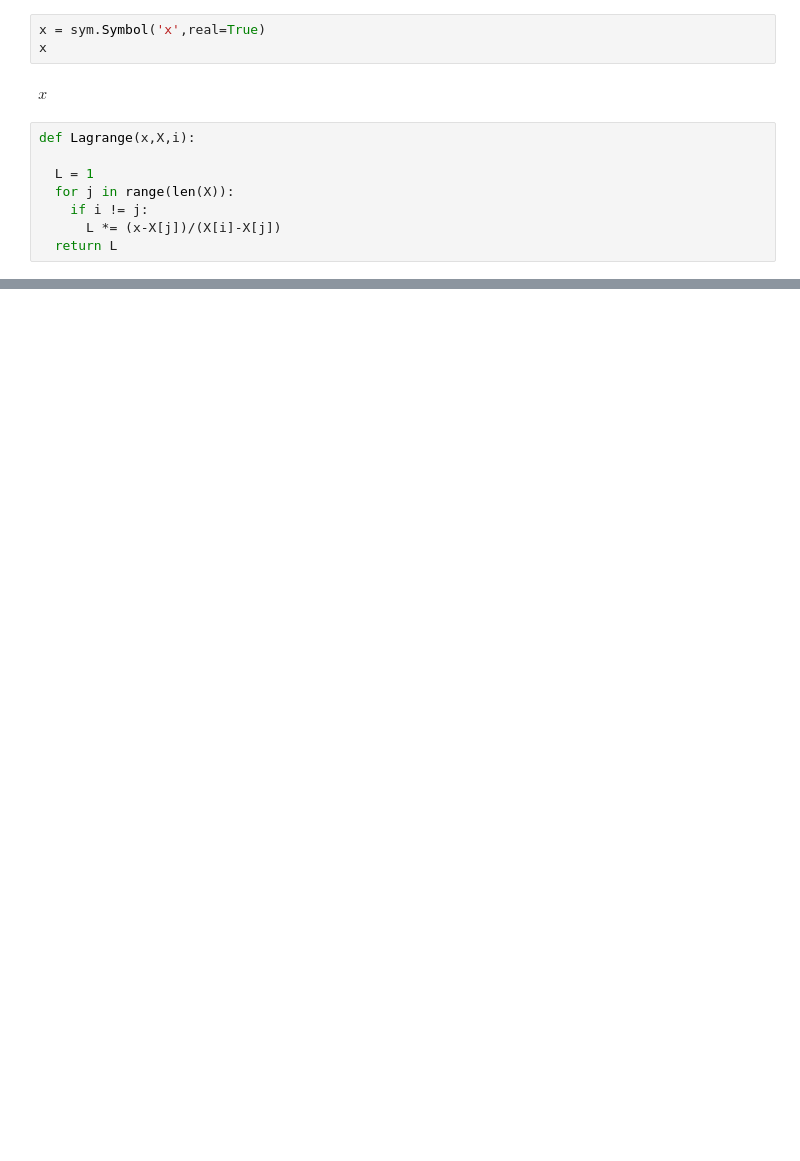
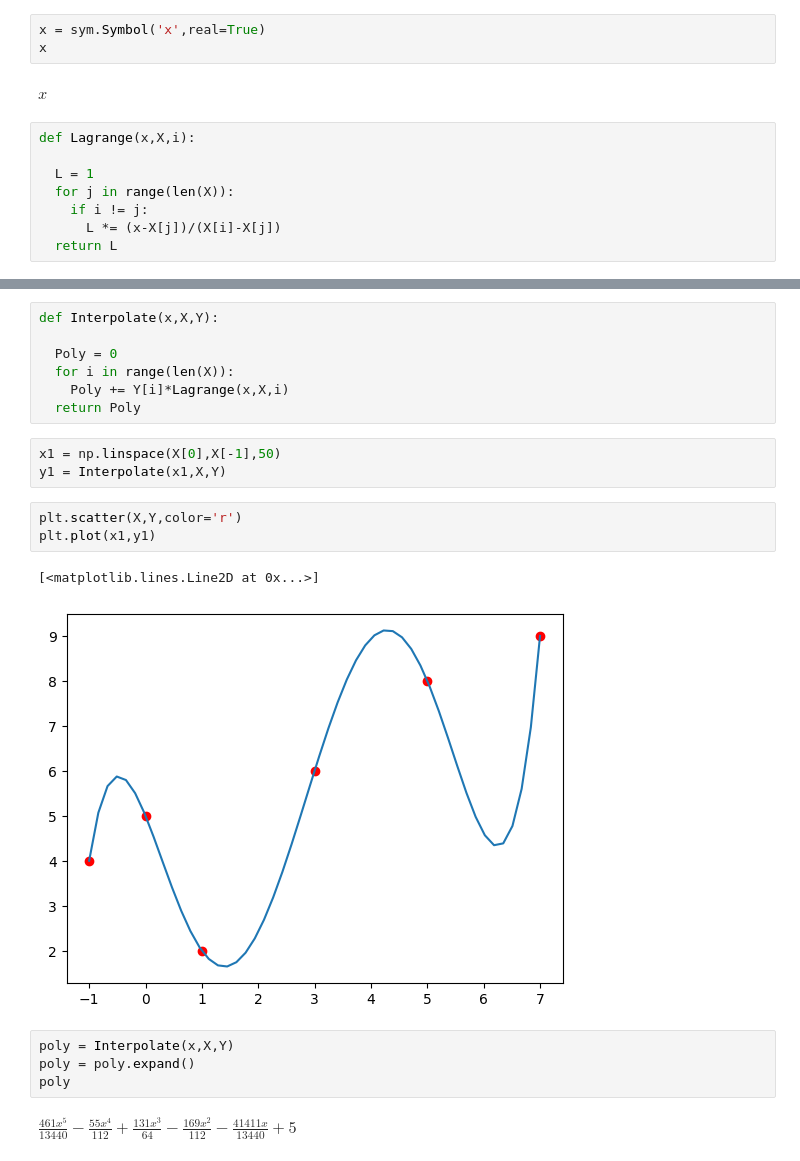
Before and after one commit to asegura4488/MetodosComputacionalesI, a Jupyter notebook: Semana4/Interpolacion.ipynb, the cells around one changed output, grey strips where cells are left out. Saved outputs shown, nothing was run; the diff lists cells and outputs as text; blank space fills up the shorter version.

```diff
--- a/Semana4/Interpolacion.ipynb
+++ b/Semana4/Interpolacion.ipynb
@@ -37,0 +44,22 @@ $\displaystyle 6$
+# %%
+def Interpolate(x,X,Y):
+
+  Poly = 0
+  for i in range(len(X)):
+    Poly += Y[i]*Lagrange(x,X,i)
+  return Poly
+# %%
+x1 = np.linspace(X[0],X[-1],50)
+y1 = Interpolate(x1,X,Y)
+# %%
+plt.scatter(X,Y,color='r')
+plt.plot(x1,y1)
+# %% [output]
+[<matplotlib.lines.Line2D at 0x...>]
+[figure, added]
+# %%
+poly = Interpolate(x,X,Y)
+poly = poly.expand()
+poly
+# %% [output]
+$\displaystyle \frac{461 x^{5}}{13440} - \frac{55 x^{4}}{112} + \frac{131 x^{3}}{64} - \frac{169 x^{2}}{112} - \frac{41411 x}{13440} + 5$
```
Also changed, not shown: parts of 6 cells of this notebook.
